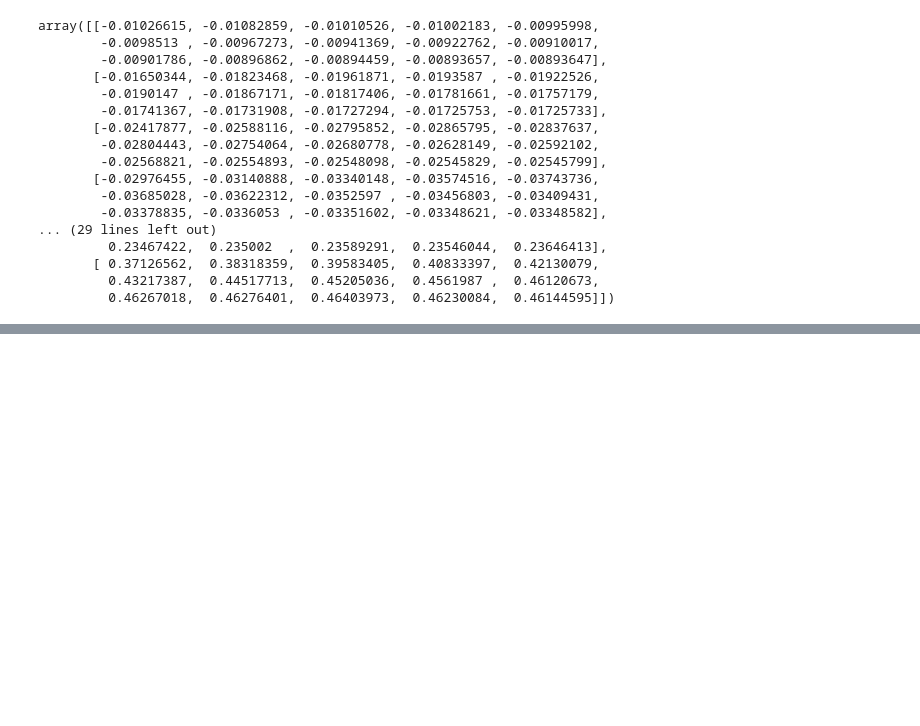
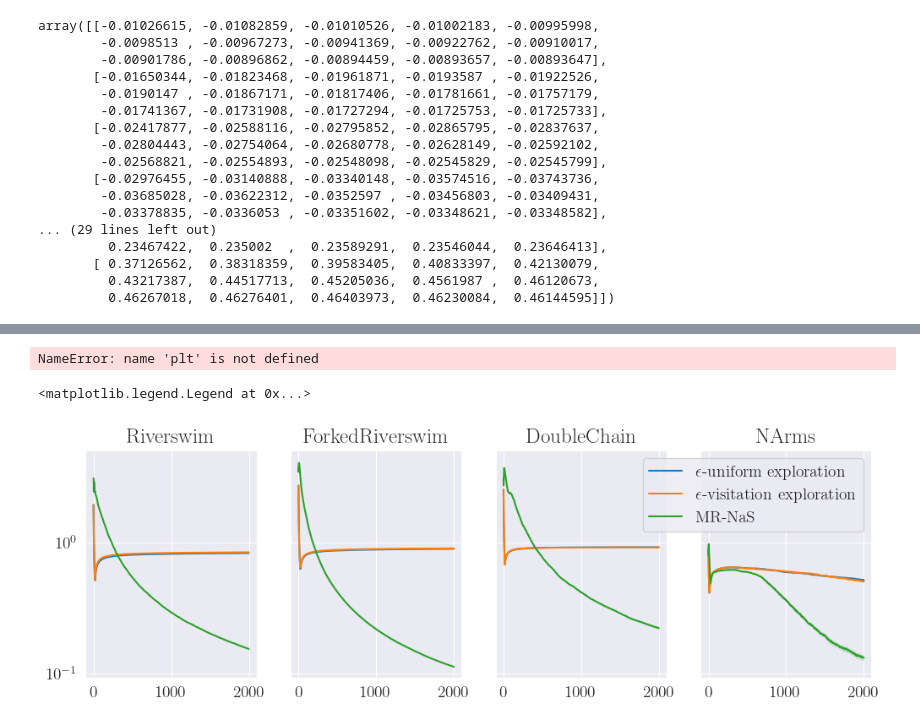
Before and after one commit to rssalessio/multi-reward-multi-policy-eval, a Jupyter notebook: plot.ipynb, the cells around one changed output, grey strips where cells are left out. Drawn from its saved outputs; the diff is of its cells as text; code cells hidden in the pictures; blank space fills up the shorter version.

```diff
--- a/plot.ipynb
+++ b/plot.ipynb
@@ -129,3 +226,79 @@ array([[-0.01026615, -0.01082859, -0.01010526, -0.01002183, -0.00995998,
+# %%
+fig, ax = plt.subplots(1,4, figsize= (12,3.5), sharey=True)
+idx = 0
+for env, N in [('Riverswim',30),('ForkedRiverswim',15),('DoubleChain',31),('NArms',30)]:
+
+    results = []
+    for agent, agent_name in [('Noisy-Policy_Uniform_0.15', r'$\epsilon$-uniform exploration'),
+                # 'Noisy-Policy_Uniform_0.15',
+                # 'Noisy-Policy_Visitation based_0.15',
+                ('Noisy-Policy_Visitation based_0.15', r'$\epsilon$-visitation exploration'),
+                ('MR-NaS-PE_500_False', 'MR-NaS')]:
+
+
+
+        res = data2[(env,N)][agent]
+        values = get_values(res['cfg'])
+        err_rel = res['results'] / values.max(-1,keepdims=True)[None,None,...]
+        errors = np.linalg.norm(err_rel, ord=np.inf, axis=-1).max(-1)
+        xvalues = np.arange(errors.shape[1])
+        mu = errors.mean(0)
+        ce = 1.96*errors.std(0, ddof=-1) / np.sqrt(errors.shape[0])
+        ax[idx].plot(xvalues, mu, label=agent_name)
+        ax[idx].fill_between(xvalues, mu-ce, mu+ce, alpha=0.2)
+        ax[idx].set_title(env)
+        ax[idx].set_yscale('log')
+    idx += 1
+ax[-1].legend()
+# %% [output]
+NameError: name 'plt' is not defined
+# %%
+data3 = {}
+
+for env, N in [('Riverswim',30),('ForkedRiverswim',15),('DoubleChain',31),('NArms',30)]:
+    data3[(env, N)] ={}
+    results = []
+    for agent in ['Noisy-Policy_Uniform_0.05',
+                'Noisy-Policy_Visitation based_0.05',
+                'MR-NaS-PE_500_False']:
+
+
+
+
+        filename = f'500000_{env}_{N}_{agent}.lzma'
+        with lzma.open(f'./data/tabular/{filename}', 'rb') as f:
+            res = pickle.load(f)
+            data3[(env,N)][agent] = res
+# %%
+fig, ax = plt.subplots(1,4, figsize= (12,3.5), sharey=True)
+idx = 0
+for env, N in [('Riverswim',30),('ForkedRiverswim',15),('DoubleChain',31),('NArms',30)]:
+
+    results = []
+    for agent, agent_name in [('Noisy-Policy_Uniform_0.05', r'$\epsilon$-uniform exploration'),
+                # 'Noisy-Policy_Uniform_0.15',
+                # 'Noisy-Policy_Visitation based_0.15',
+                ('Noisy-Policy_Visitation based_0.05', r'$\epsilon$-visitation exploration'),
+                ('MR-NaS-PE_500_False', 'MR-NaS')]:
+
+
+
+        res = data3[(env,N)][agent]
+        values = get_values(res['cfg'])
+        err_rel = res['results'] / values.max(-1,keepdims=True)[None,None,...]
+        errors = np.linalg.norm(err_rel, ord=np.inf, axis=-1).max(-1)
+        xvalues = np.arange(errors.shape[1])
+        mu = errors.mean(0)
+        ce = 1.96*errors.std(0, ddof=-1) / np.sqrt(errors.shape[0])
+        ax[idx].plot(xvalues, mu, label=agent_name)
+        ax[idx].fill_between(xvalues, mu-ce, mu+ce, alpha=0.2)
+        ax[idx].set_title(env)
+        ax[idx].set_yscale('log')
+    idx += 1
+ax[-1].legend()
+# %% [output]
+<matplotlib.legend.Legend at 0x...>
+[figure, added]
 # %%
 
 for horizon in [300000]:
```
Also changed, not shown: parts of 9 cells of this notebook, 37 other files.
